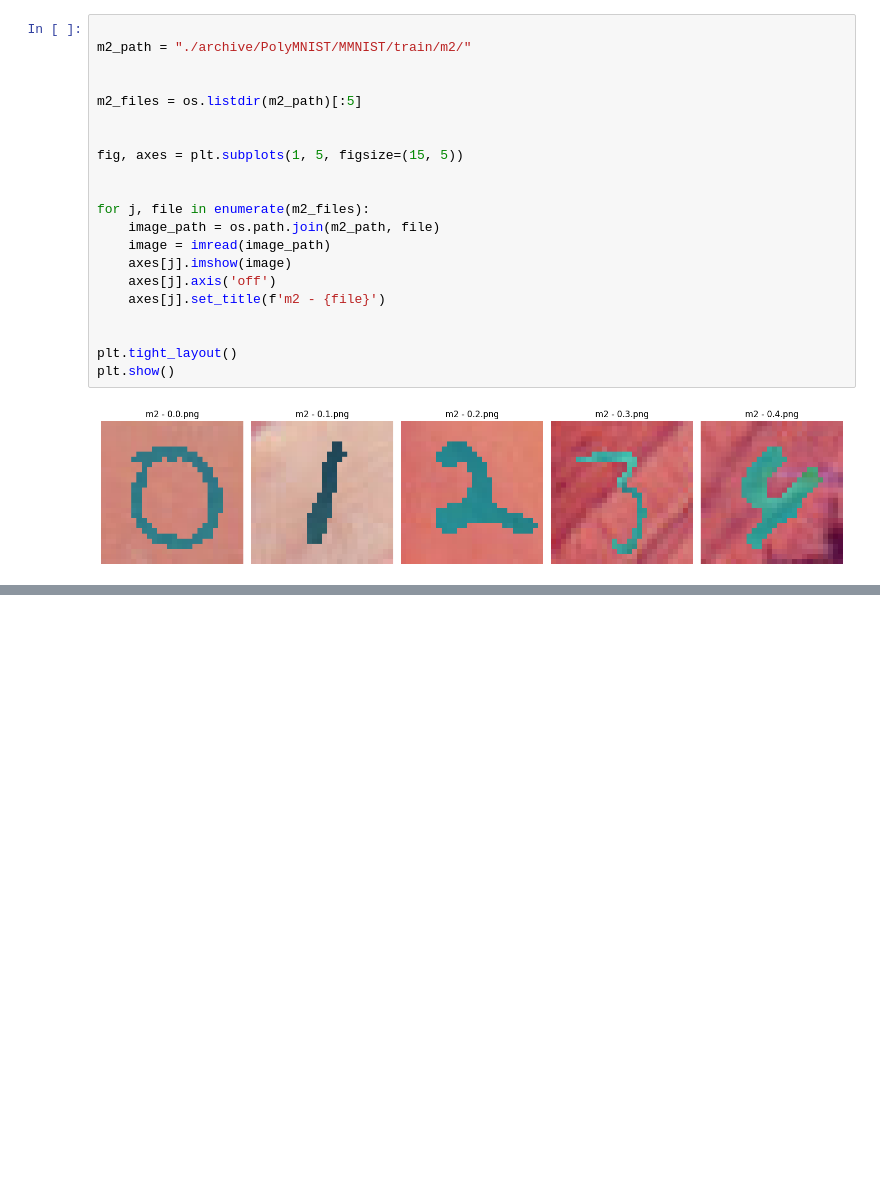
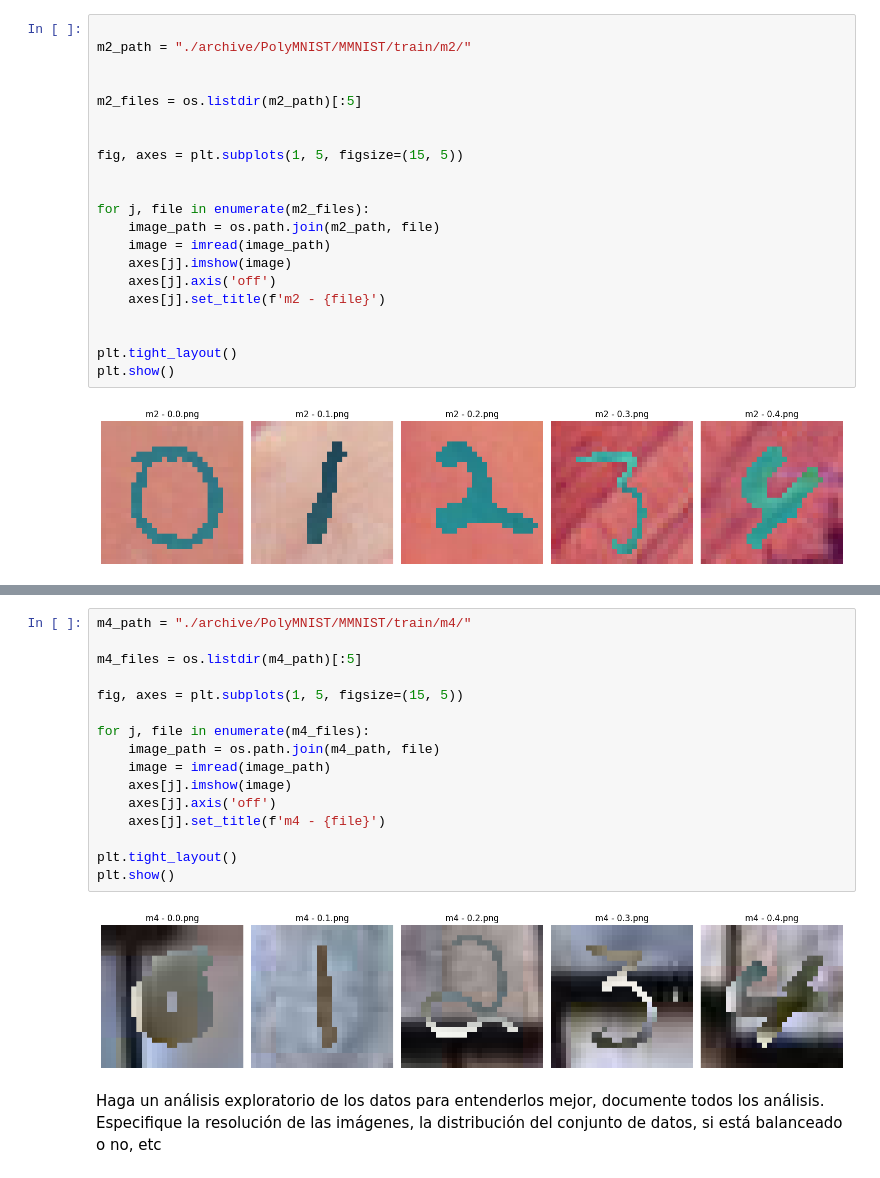
Before and after one commit to AGM54/labimagenesdata, a Jupyter notebook: lab.ipynb, the cells around one changed output, grey strips where cells are left out. Saved outputs shown, nothing was run; the diff lists cells and outputs as text; blank space fills up the shorter version.

```diff
--- a/lab.ipynb
+++ b/lab.ipynb
@@ -77,0 +98,22 @@ plt.show()
+# %%
+m4_path = "./archive/PolyMNIST/MMNIST/train/m4/"
+
+m4_files = os.listdir(m4_path)[:5]
+
+fig, axes = plt.subplots(1, 5, figsize=(15, 5))
+
+for j, file in enumerate(m4_files):
+    image_path = os.path.join(m4_path, file)
+    image = imread(image_path)
+    axes[j].imshow(image)
+    axes[j].axis('off')
+    axes[j].set_title(f'm4 - {file}')
+
+plt.tight_layout()
+plt.show()
+# %% [output]
+[figure, added]
+# %% [markdown]
+Haga un análisis exploratorio de los datos para entenderlos mejor, documente todos los análisis.
+Especifique la resolución de las imágenes, la distribución del conjunto de datos, si está
+balanceado o no, etc
```
Also changed, not shown: parts of 1 cell of this notebook.
